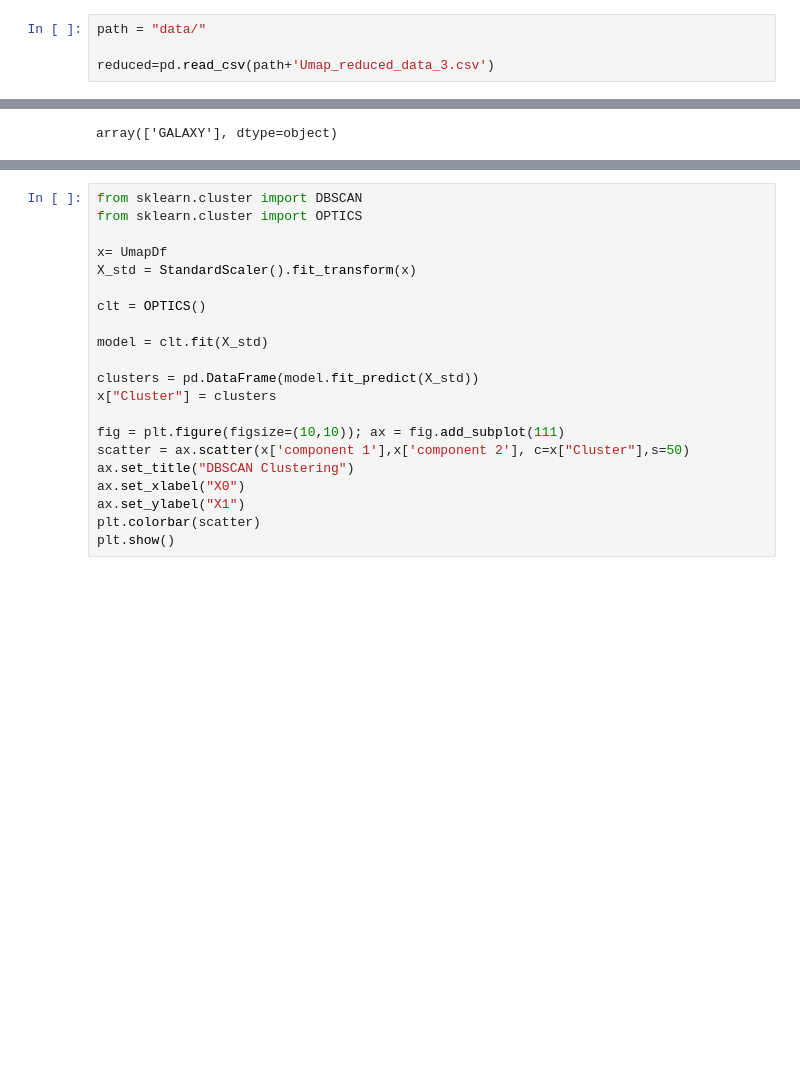
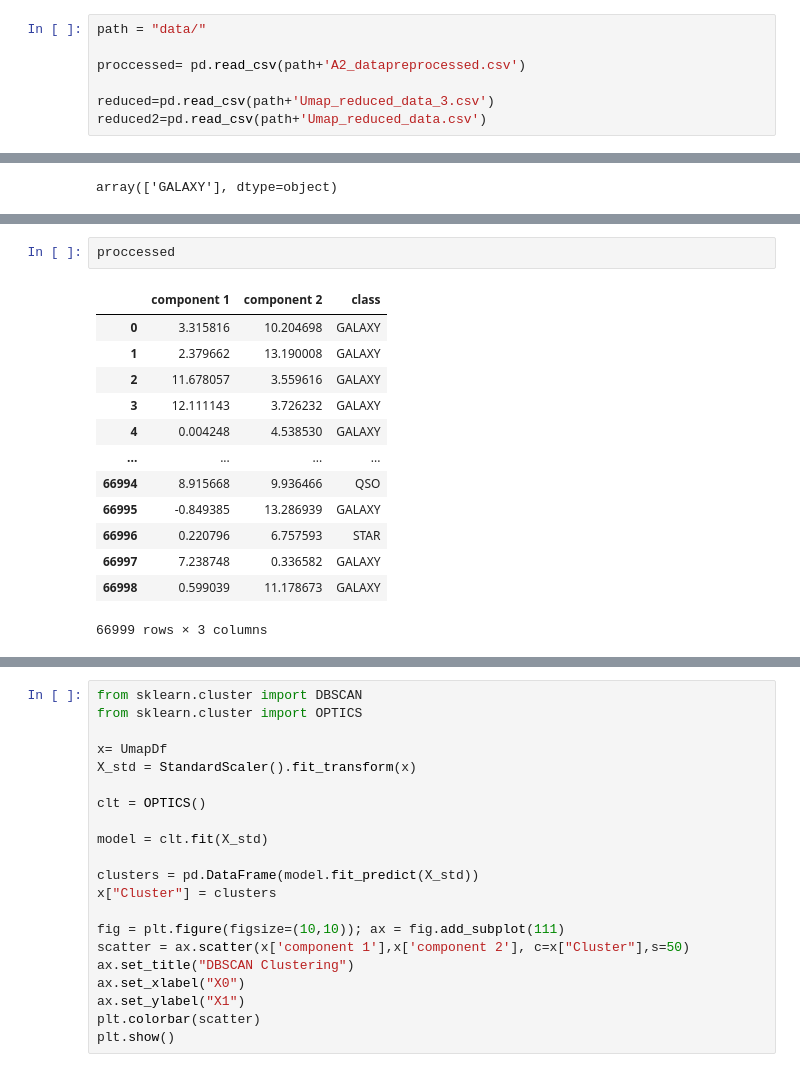
Before and after one commit to catieslaughts/IML_assignment2, a Jupyter notebook: Clustering.ipynb, the cells around one changed output, grey strips where cells are left out. Saved outputs shown, nothing was run; the diff lists cells and outputs as text; blank space fills up the shorter version.

Commit message:
modified:   Clustering.ipynb 	modified:   Dimensionality.ipynb 	new file:   data/A2_data_preprocessed.csv 	modified:   plots/ICA.pdf 	modified:   plots/PCA.pdf

```diff
--- a/Clustering.ipynb
+++ b/Clustering.ipynb
@@ -6,7 +9,10 @@ import pandas as pd
 # %%
 path = "data/"
 
+proccessed= pd.read_csv(path+'A2_datapreprocessed.csv')
+
 reduced=pd.read_csv(path+'Umap_reduced_data_3.csv')
+reduced2=pd.read_csv(path+'Umap_reduced_data.csv')
 # %%
 def visualise_components(model_name, finaldim, C1, C2, single='False'):
     fig = plt.figure(figsize = (8,8))
@@ -62,0 +77,16 @@ kmeans = KMeans(n_clusters=2).fit(X)
+# %%
+proccessed
+# %% [output]
+|  | component 1 | component 2 | class |
+| 0 | 3.315816 | 10.204698 | GALAXY |
+| 1 | 2.379662 | 13.190008 | GALAXY |
+| 2 | 11.678057 | 3.559616 | GALAXY |
+| 3 | 12.111143 | 3.726232 | GALAXY |
+| 4 | 0.004248 | 4.538530 | GALAXY |
+| ... | ... | ... | ... |
+| 66994 | 8.915668 | 9.936466 | QSO |
+| 66995 | -0.849385 | 13.286939 | GALAXY |
+| 66996 | 0.220796 | 6.757593 | STAR |
+| 66997 | 7.238748 | 0.336582 | GALAXY |
+| 66998 | 0.599039 | 11.178673 | GALAXY |
+66999 rows × 3 columns
```
Also changed, not shown: parts of 7 cells of this notebook, 3 other files.
